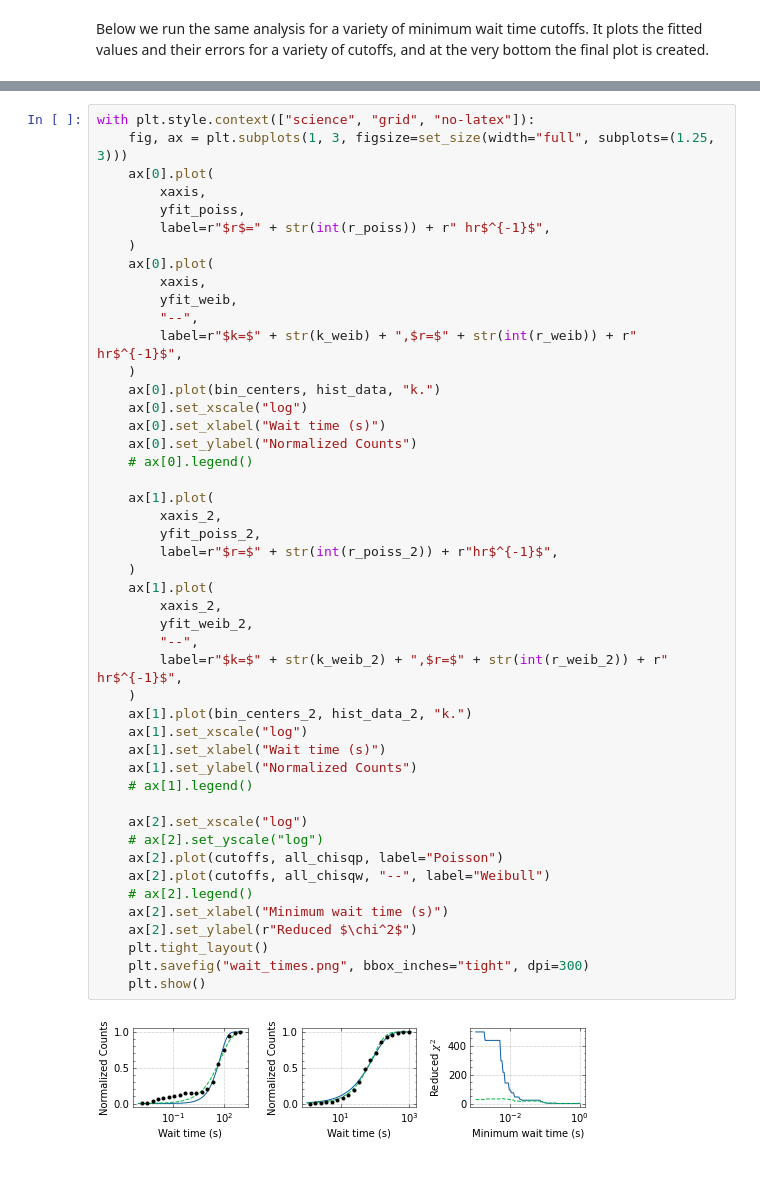
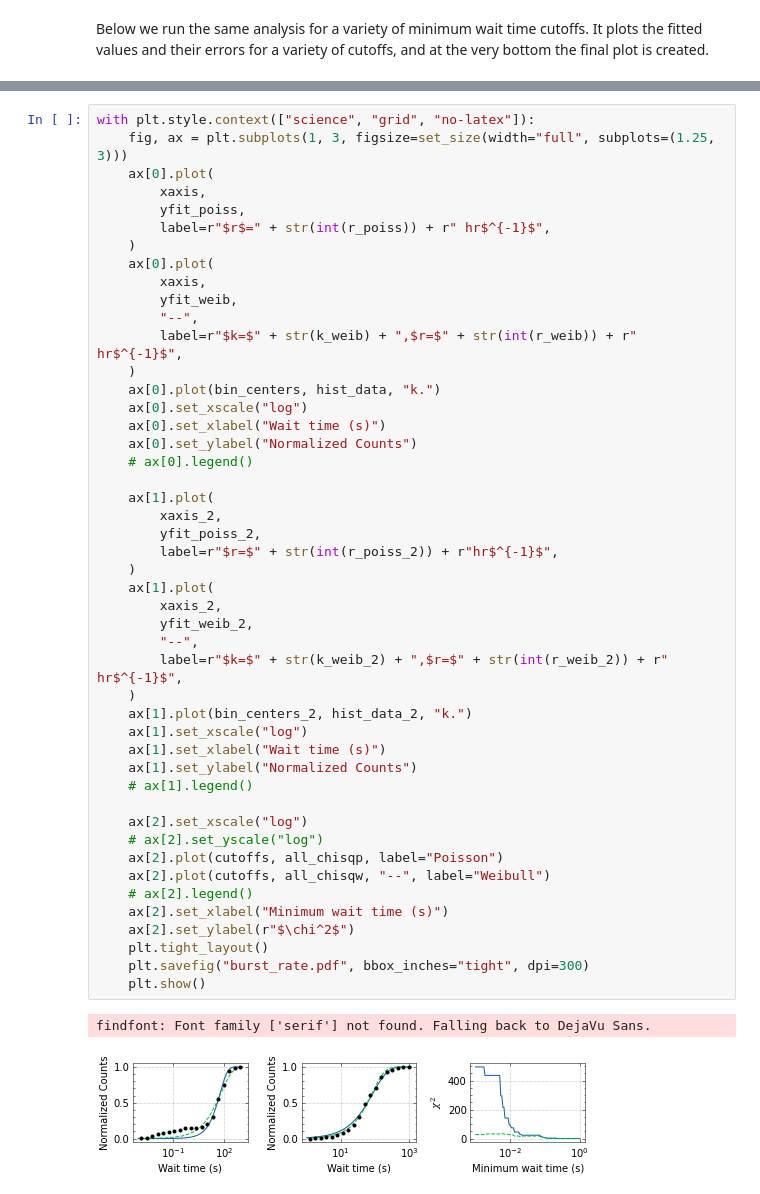
Before and after one commit to thepetabyteproject/FRB121102, a Jupyter notebook: analysis/burst_rate.ipynb, the cells around one changed output, grey strips where cells are left out. Drawn from its saved outputs; the diff is of its cells as text.

Commit message:
updated plots

```diff
--- a/analysis/burst_rate.ipynb
+++ b/analysis/burst_rate.ipynb
@@ -440,34 +440,35 @@ with plt.style.context(["science", "grid", "no-latex"]):
     ax[0].set_xlabel("Wait time (s)")
     ax[0].set_ylabel("Normalized Counts")
     # ax[0].legend()
 
     ax[1].plot(
         xaxis_2,
         yfit_poiss_2,
         label=r"$r=$" + str(int(r_poiss_2)) + r"hr$^{-1}$",
     )
     ax[1].plot(
         xaxis_2,
         yfit_weib_2,
         "--",
         label=r"$k=$" + str(k_weib_2) + ",$r=$" + str(int(r_weib_2)) + r" hr$^{-1}$",
     )
     ax[1].plot(bin_centers_2, hist_data_2, "k.")
     ax[1].set_xscale("log")
     ax[1].set_xlabel("Wait time (s)")
     ax[1].set_ylabel("Normalized Counts")
     # ax[1].legend()
 
     ax[2].set_xscale("log")
     # ax[2].set_yscale("log")
     ax[2].plot(cutoffs, all_chisqp, label="Poisson")
     ax[2].plot(cutoffs, all_chisqw, "--", label="Weibull")
     # ax[2].legend()
     ax[2].set_xlabel("Minimum wait time (s)")
-    ax[2].set_ylabel(r"Reduced $\chi^2$")
+    ax[2].set_ylabel(r"$\chi^2$")
     plt.tight_layout()
-    plt.savefig("wait_times.png", bbox_inches="tight", dpi=300)
+    plt.savefig("burst_rate.pdf", bbox_inches="tight", dpi=300)
     plt.show()
 # %% [output]
+findfont: Font family ['serif'] not found. Falling back to DejaVu Sans.
-[figure, old version]
+[figure, new version]
 [interactive output not drawn]
```
Also changed, not shown: 2 other files.
